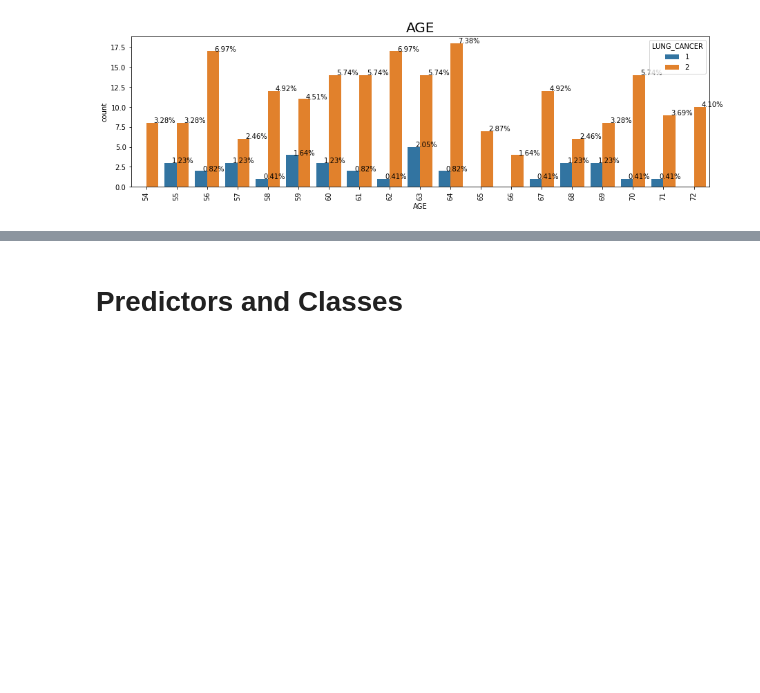
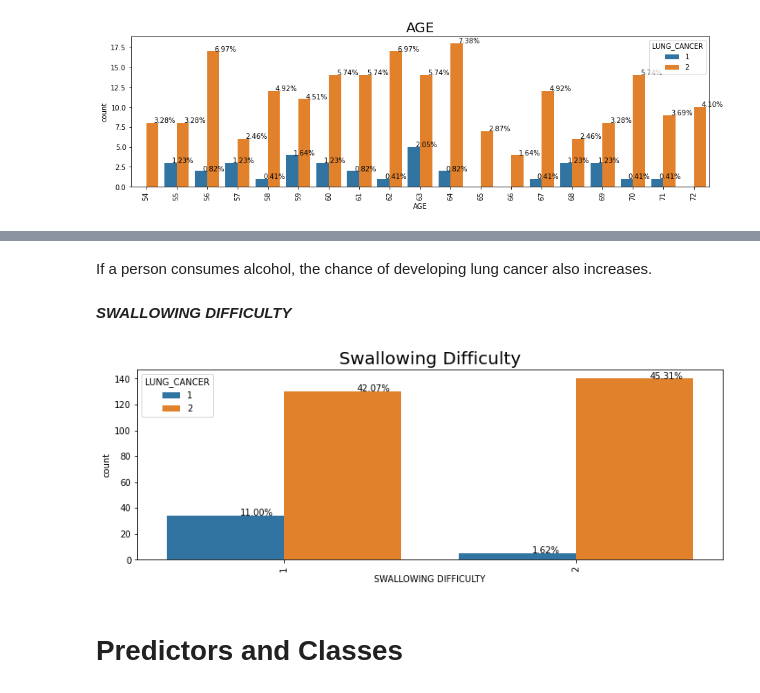
Before and after one commit to matheusapostulo/lung-cancer-machine-learning, a Jupyter notebook: Lung_Cancer_Machine_Learning.ipynb, the cells around one changed output, grey strips where cells are left out. Cells and saved outputs as stored; diff of their text form; code cells hidden in the pictures; blank space fills up the shorter version.

```diff
--- a/Lung_Cancer_Machine_Learning.ipynb
+++ b/Lung_Cancer_Machine_Learning.ipynb
@@ -388,3 +402,17 @@ plt.show()
+# %% [markdown]
+If a person consumes alcohol, the chance of developing lung cancer also increases.
+# %% [markdown]
+***SWALLOWING DIFFICULTY***
+# %%
+plt.figure(figsize=(12,4))
+x= sns.countplot(x='SWALLOWING DIFFICULTY',data=lung_df,hue='LUNG_CANCER')
+plt.xticks(rotation=90)
+plt.title('Swallowing Difficulty',fontdict={'fontsize':20})
+for i in x.patches:
+    x.annotate('{:.2f}'.format((i.get_height()/lung_df.shape[0])*100)+'%',(i.get_x()+0.25, i.get_height()+0.01))
+plt.show()
+# %% [output]
+[figure, added]
 # %% [markdown]
 # Predictors and Classes
 # %%
```
Also changed, not shown: parts of 11 cells of this notebook.
